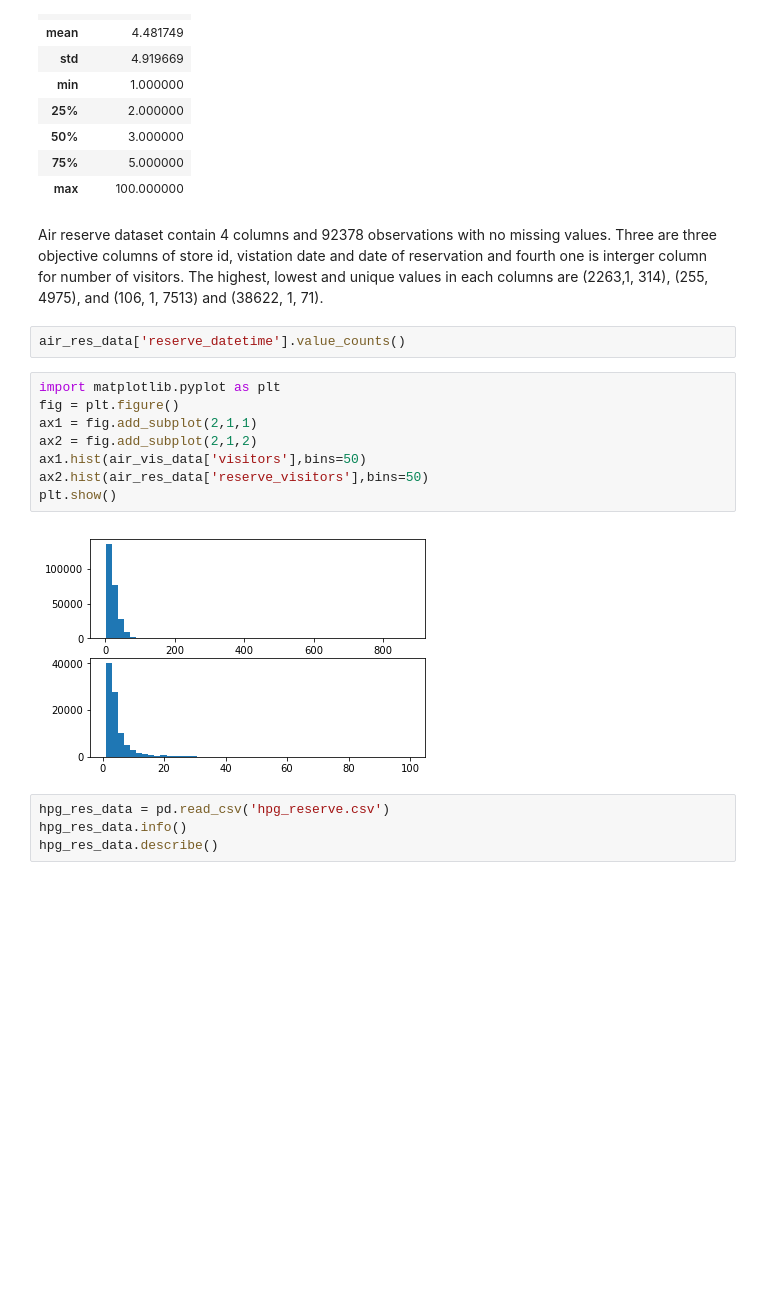
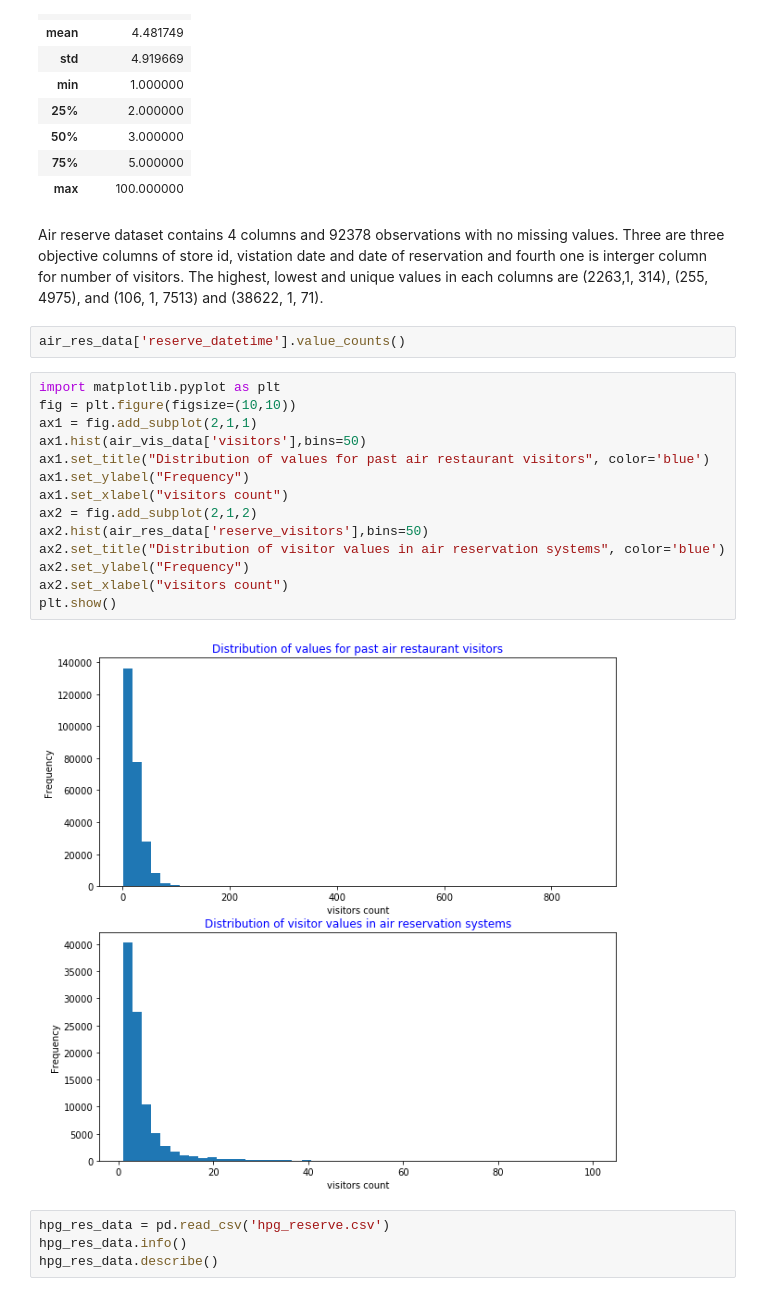
Before and after one commit to andyOR/Kaggle-Competitions, a Jupyter notebook: Recruit Restaurant Visitor Forecasting.ipynb, the cells around one changed output. Saved outputs shown, nothing was run; the diff lists cells and outputs as text; blank space fills up the shorter version.

```diff
--- a/Recruit Restaurant Visitor Forecasting.ipynb
+++ b/Recruit Restaurant Visitor Forecasting.ipynb
@@ -62,20 +66,25 @@ memory usage: 2.8+ MB
 | 75% | 5.000000 |
 | max | 100.000000 |
 # %% [markdown]
-Air reserve dataset contain 4 columns and 92378 observations with no missing values.  Three are three objective columns
-of store id, vistation date and date of reservation and fourth one is interger column for number of visitors. The highest, lowest and unique values in each columns are (2263,1, 314), (255, 4975),  and (106, 1, 7513) and (38622, 1, 71).
+Air reserve dataset contains 4 columns and 92378 observations with no missing values.  Three are three objective columns of store id, vistation date and date of reservation and fourth one is interger column for number of visitors. The highest, lowest and unique values in each columns are (2263,1, 314), (255, 4975),  and (106, 1, 7513) and (38622, 1, 71).
 # %%
 air_res_data['reserve_datetime'].value_counts()
 # %%
 import matplotlib.pyplot as plt
-fig = plt.figure()
+fig = plt.figure(figsize=(10,10))
 ax1 = fig.add_subplot(2,1,1)
+ax1.hist(air_vis_data['visitors'],bins=50)
+ax1.set_title("Distribution of values for past air restaurant visitors", color='blue')
+ax1.set_ylabel("Frequency")
+ax1.set_xlabel("visitors count")
 ax2 = fig.add_subplot(2,1,2)
-ax1.hist(air_vis_data['visitors'],bins=50)
 ax2.hist(air_res_data['reserve_visitors'],bins=50)
+ax2.set_title("Distribution of visitor values in air reservation systems", color='blue')
+ax2.set_ylabel("Frequency")
+ax2.set_xlabel("visitors count")
 plt.show()
 # %% [output]
-[figure, old version]
+[figure, new version]
 # %%
 hpg_res_data = pd.read_csv('hpg_reserve.csv')
 hpg_res_data.info()
```
Also changed, not shown: parts of 12 cells of this notebook.
